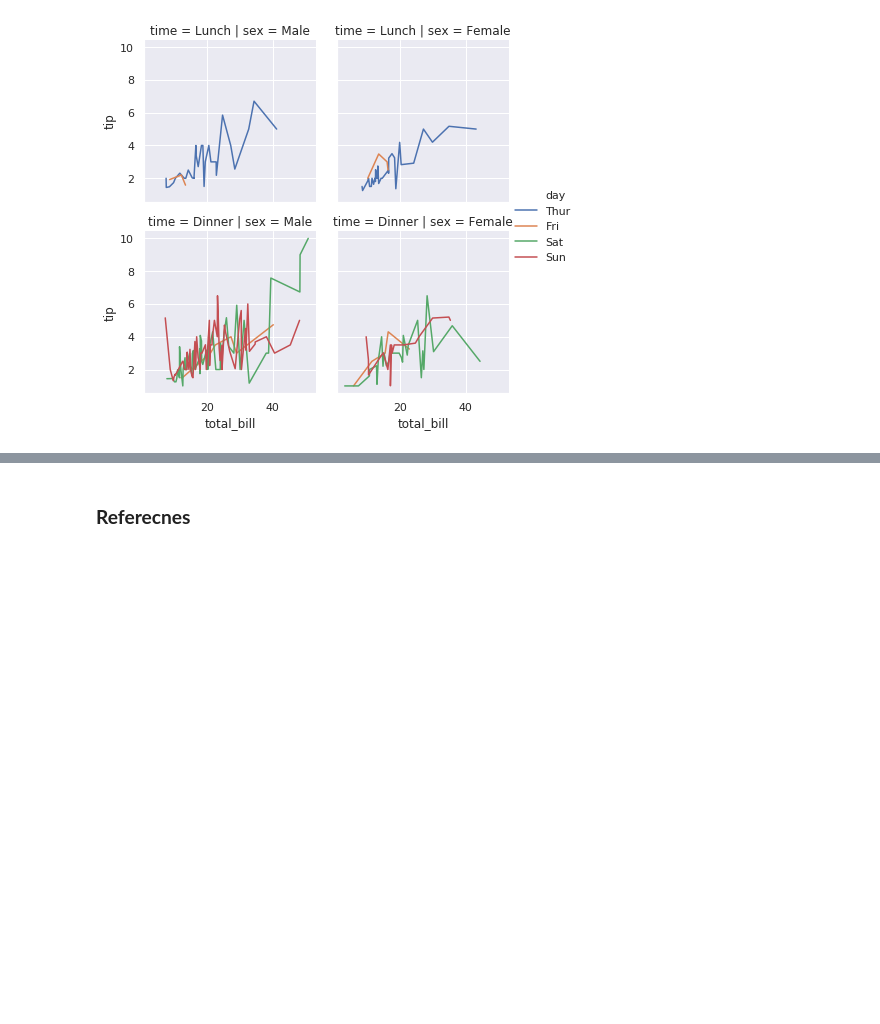
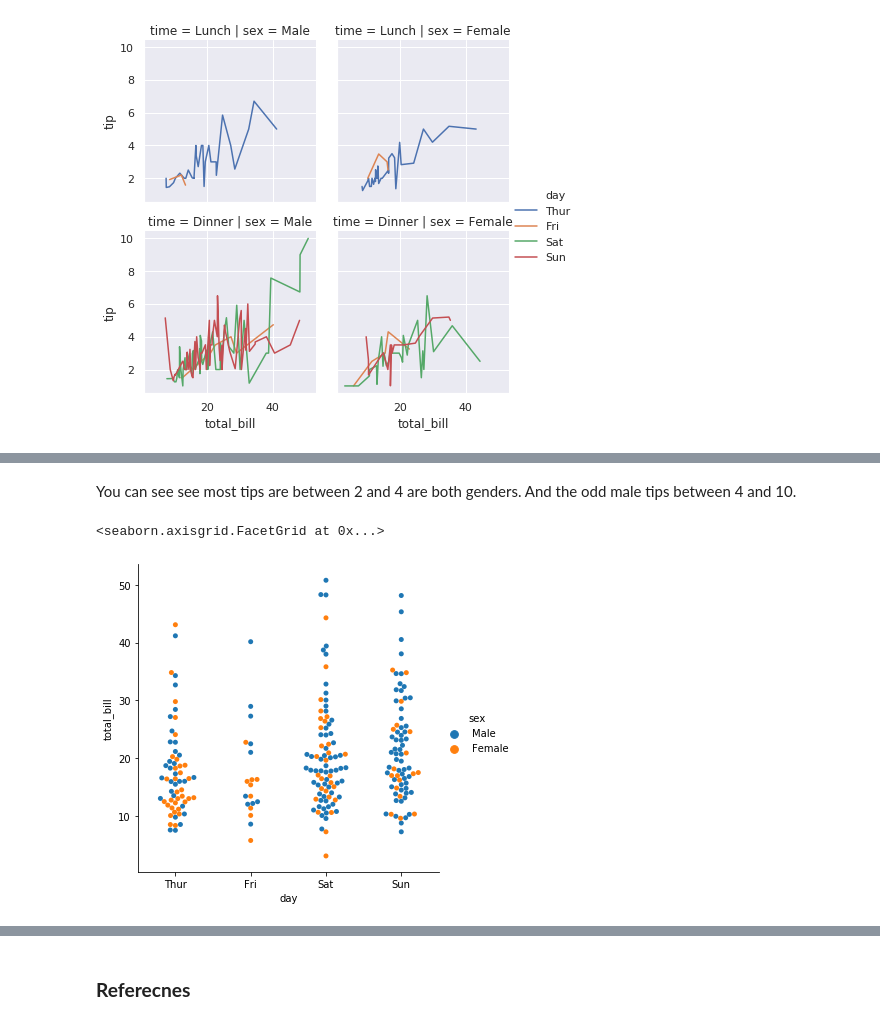
Before and after one commit to neadie/FundamentalsOfDataAnalysisProject, a Jupyter notebook: DataAnalyticsFundamentals.ipynb, the cells around one changed output, grey strips where cells are left out. Saved outputs shown, nothing was run; the diff lists cells and outputs as text; code cells hidden in the pictures; blank space fills up the shorter version.

```diff
--- a/DataAnalyticsFundamentals.ipynb
+++ b/DataAnalyticsFundamentals.ipynb
@@ -82,0 +90,7 @@ sns.relplot(x="total_bill", y="tip", hue="day",
+# %% [markdown]
+You can see see most tips are between 2 and 4 are both genders. And the odd male tips between 4 and 10.
+# %%
+sns.catplot(x="day",y="total_bill",hue="sex",kind="swarm",data=tips)
+# %% [output]
+<seaborn.axisgrid.FacetGrid at 0x...>
+[figure, added]
```
Also changed, not shown: parts of 10 cells of this notebook.
